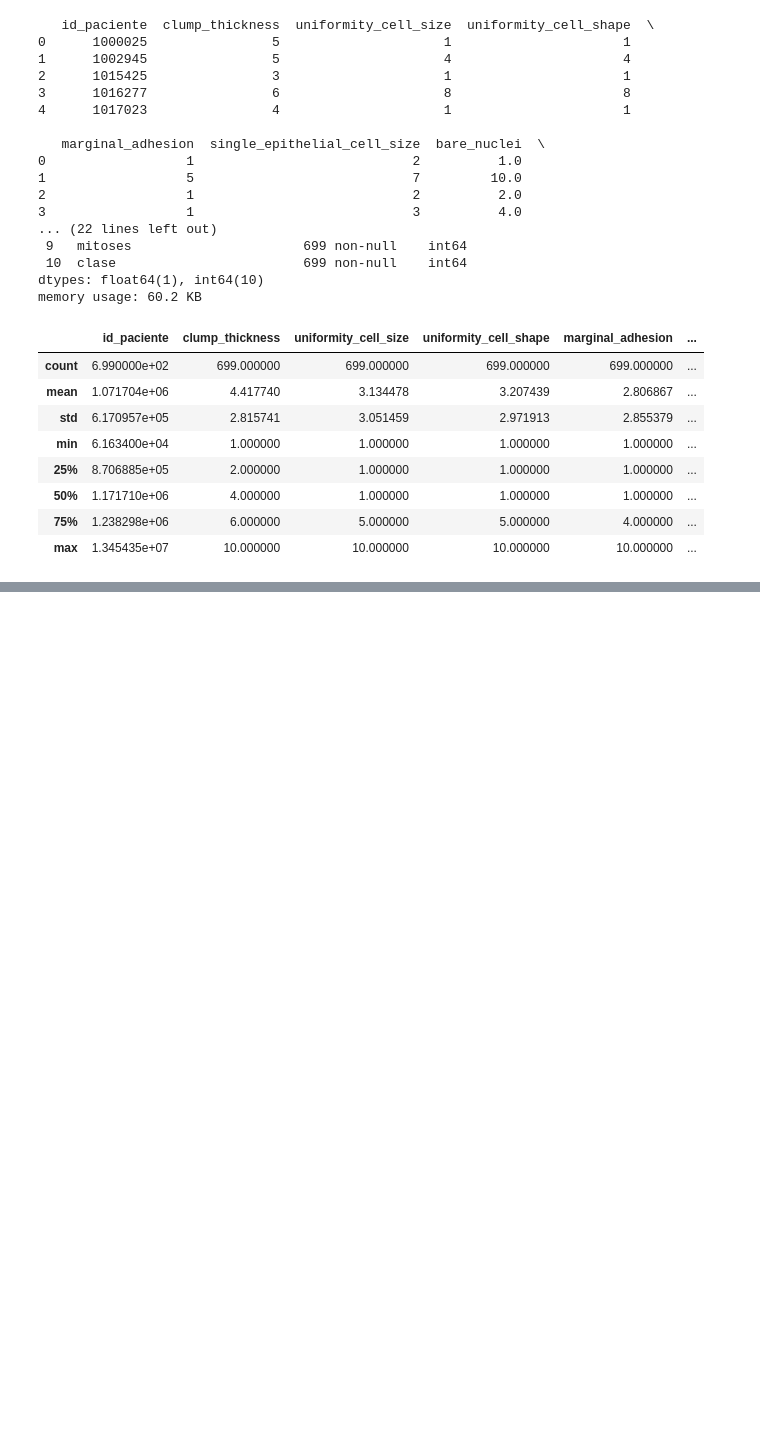
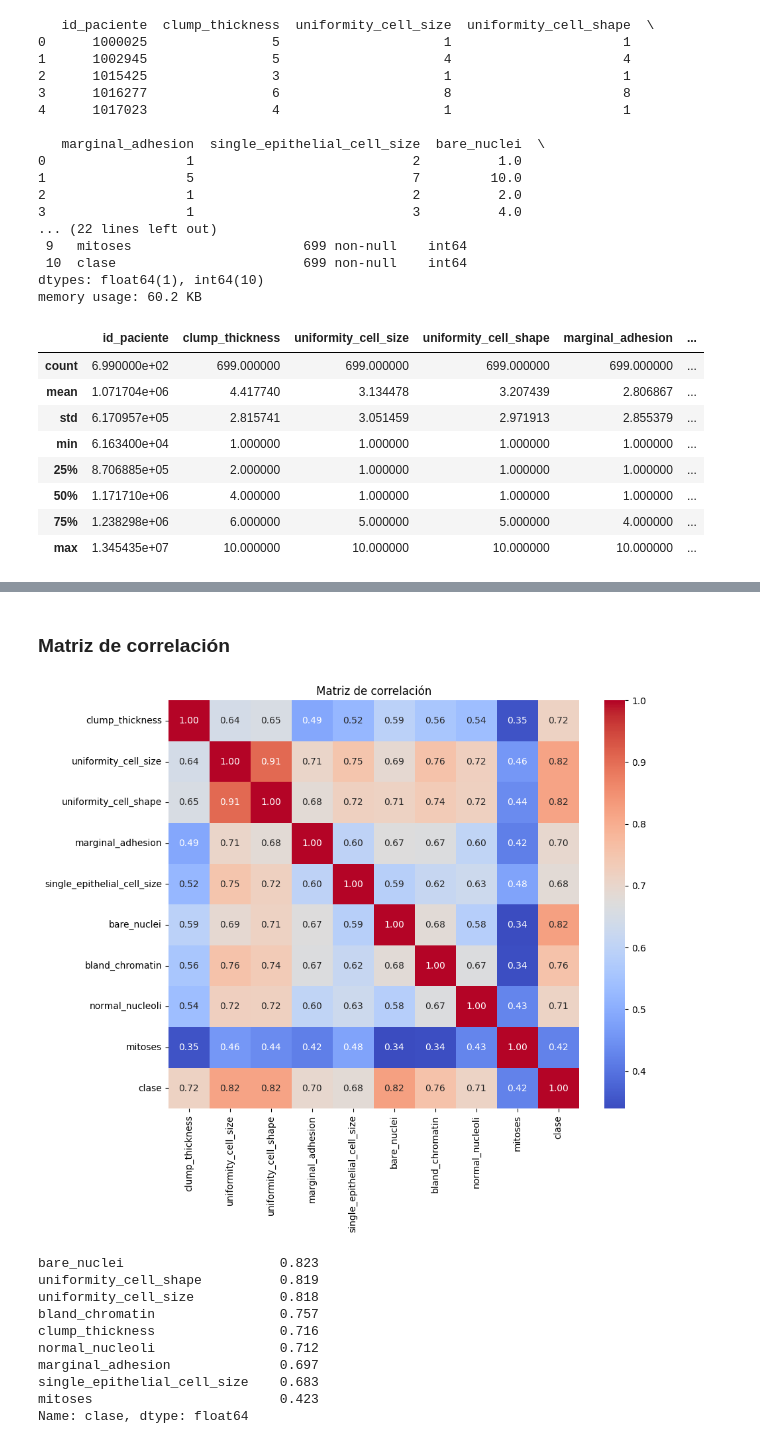
Before and after one commit to pedroay/laboratoriosIAIA, a Jupyter notebook: proyecto tercio 3/proyecto.ipynb, the cells around one changed output, grey strips where cells are left out. Cells and saved outputs as stored; diff of their text form; code cells hidden in the pictures; blank space fills up the shorter version.

```diff
--- a/proyecto tercio 3/proyecto.ipynb
+++ b/proyecto tercio 3/proyecto.ipynb
@@ -99,0 +169,22 @@ dtype: int64
+# %% [markdown]
+### Matriz de correlación
+# %%
+plt.figure(figsize=(10, 8))
+sns.heatmap(df.corr(), annot=True, fmt='.2f', cmap='coolwarm')
+plt.title('Matriz de correlación')
+plt.savefig('images/eda_correlacion.png', dpi=200, bbox_inches='tight')
+plt.show()
+
+print(df.corr()['clase'].drop('clase').sort_values(ascending=False).round(3))
+# %% [output]
+[figure, added]
+bare_nuclei                    0.823
+uniformity_cell_shape          0.819
+uniformity_cell_size           0.818
+bland_chromatin                0.757
+clump_thickness                0.716
+normal_nucleoli                0.712
+marginal_adhesion              0.697
+single_epithelial_cell_size    0.683
+mitoses                        0.423
+Name: clase, dtype: float64
```
Also changed, not shown: parts of 16 cells of this notebook, 11 other files.
